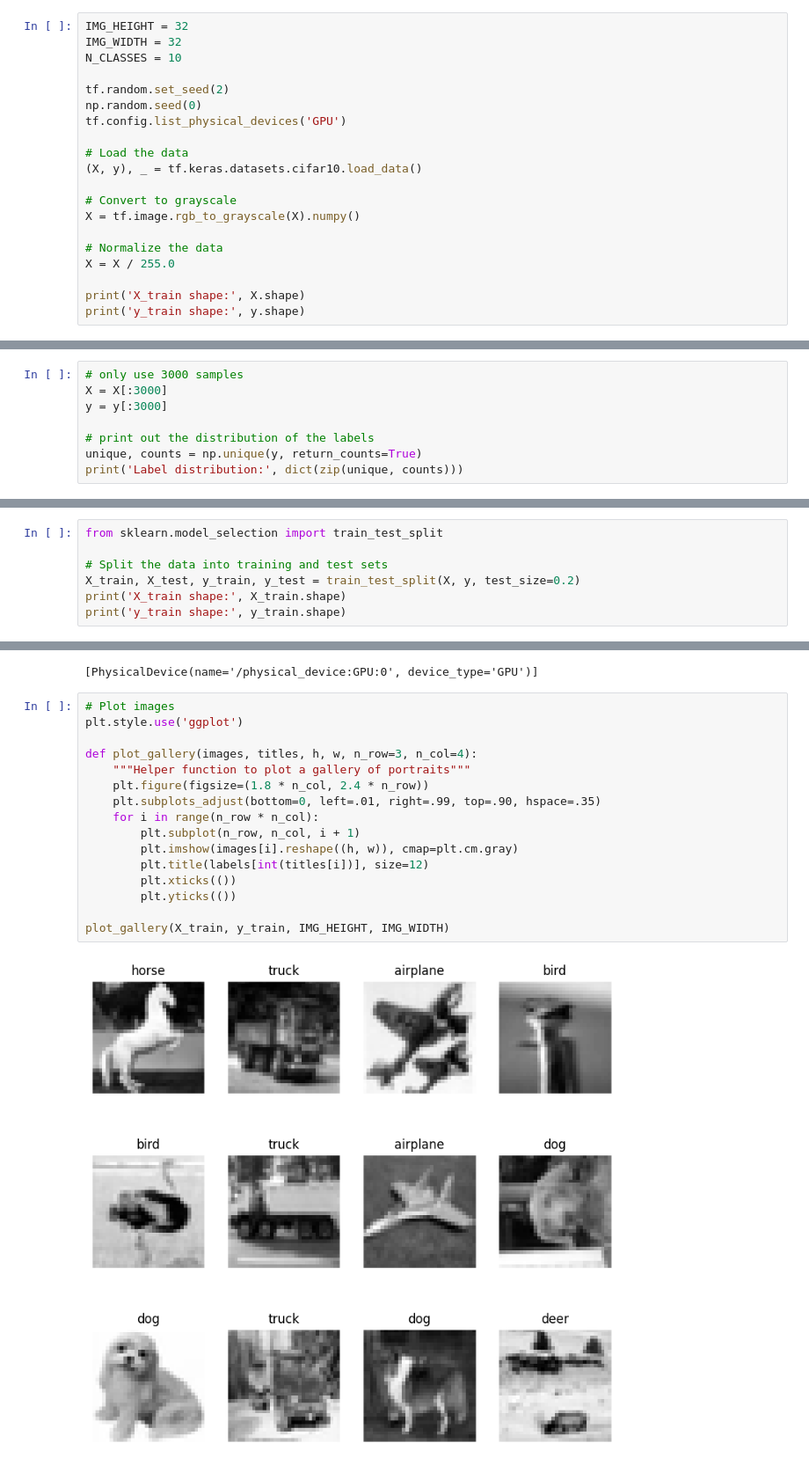
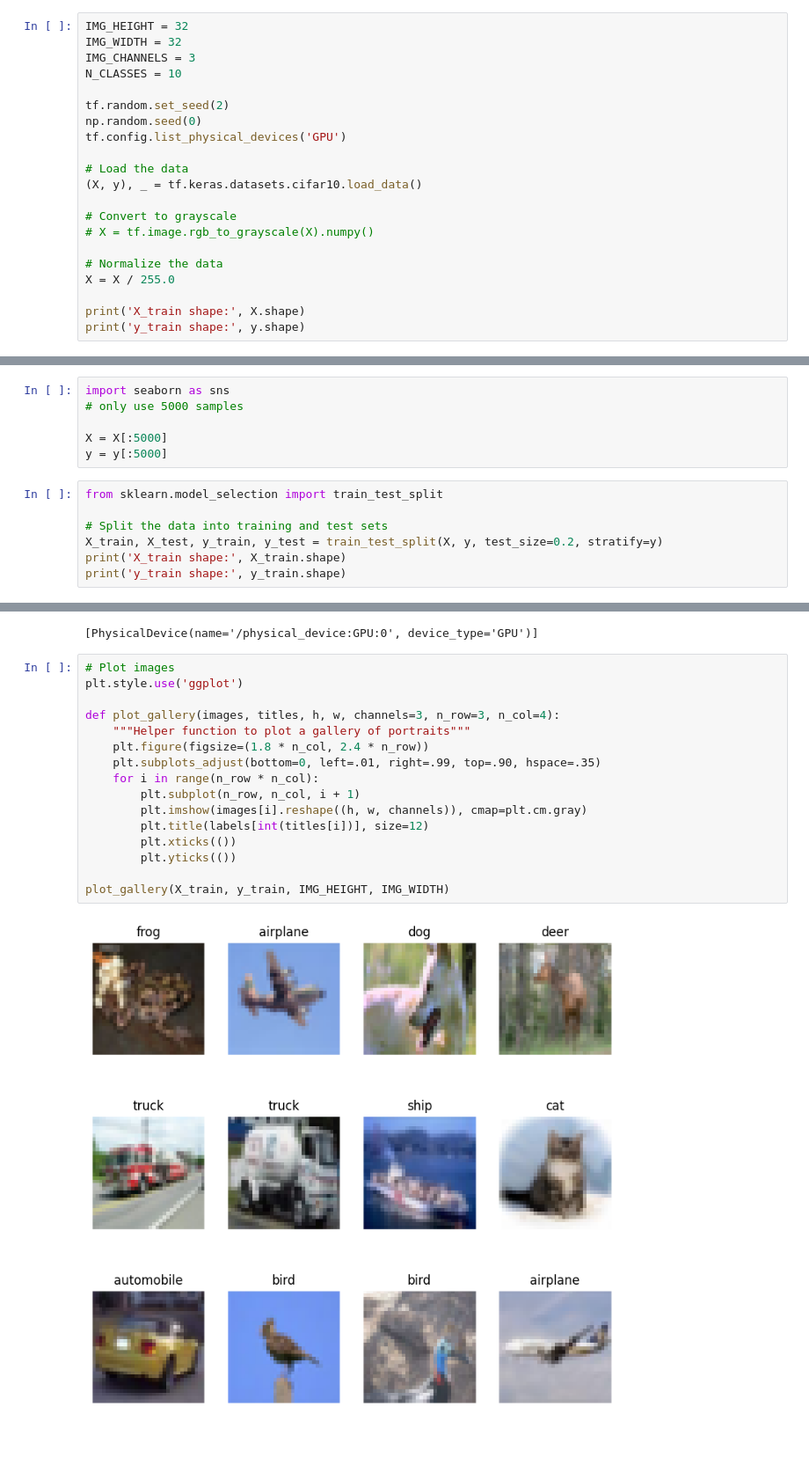
Before and after one commit to wyattsaltzman/ML-F23-Lab6, a Jupyter notebook: lab6.ipynb, the cells around one changed output, grey strips where cells are left out. Shown at 88% size. Drawn from its saved outputs; the diff is of its cells as text; blank space fills up the shorter version.

```diff
--- a/lab6.ipynb
+++ b/lab6.ipynb
@@ -26,6 +26,7 @@ Tensorflow version: 2.13.0
 # %%
 IMG_HEIGHT = 32
 IMG_WIDTH = 32
+IMG_CHANNELS = 3
 N_CLASSES = 10
 
 tf.random.set_seed(2)
@@ -36,7 +37,7 @@ tf.config.list_physical_devices('GPU')
 (X, y), _ = tf.keras.datasets.cifar10.load_data()
 
 # Convert to grayscale
-X = tf.image.rgb_to_grayscale(X).numpy()
+# X = tf.image.rgb_to_grayscale(X).numpy()
 
 # Normalize the data
 X = X / 255.0
@@ -63,11 +64,3 @@ y_train shape: (50000, 1)
 labels = ['airplane', 'automobile', 'bird', 'cat', 'deer', 'dog', 'frog', 'horse', 'ship', 'truck']
 # %% [markdown]
 ## Split the data and justify your choice of validation scheme.
-# %%
-# only use 3000 samples
-X = X[:3000]
-y = y[:3000]
-
-# print out the distribution of the labels
-unique, counts = np.unique(y, return_counts=True)
-print('Label distribution:', dict(zip(unique, counts)))
@@ -76,8 +67,14 @@ Label distribution: {0: 299, 1: 287, 2: 322, 3: 285, 4: 311, 5: 279, 6: 312, 7:
+# %%
+import seaborn as sns
+# only use 5000 samples
+
+X = X[:5000]
+y = y[:5000]
 # %%
 from sklearn.model_selection import train_test_split
 
 # Split the data into training and test sets
-X_train, X_test, y_train, y_test = train_test_split(X, y, test_size=0.2)
+X_train, X_test, y_train, y_test = train_test_split(X, y, test_size=0.2, stratify=y)
 print('X_train shape:', X_train.shape)
 print('y_train shape:', y_train.shape)
 # %% [output]
@@ -90,21 +103,21 @@ tf.config.list_physical_devices('GPU')
 # %%
 # Plot images
 plt.style.use('ggplot')
 
-def plot_gallery(images, titles, h, w, n_row=3, n_col=4):
+def plot_gallery(images, titles, h, w, channels=3, n_row=3, n_col=4):
     """Helper function to plot a gallery of portraits"""
     plt.figure(figsize=(1.8 * n_col, 2.4 * n_row))
     plt.subplots_adjust(bottom=0, left=.01, right=.99, top=.90, hspace=.35)
     for i in range(n_row * n_col):
         plt.subplot(n_row, n_col, i + 1)
-        plt.imshow(images[i].reshape((h, w)), cmap=plt.cm.gray)
+        plt.imshow(images[i].reshape((h, w, channels)), cmap=plt.cm.gray)
         plt.title(labels[int(titles[i])], size=12)
         plt.xticks(())
         plt.yticks(())
 
 plot_gallery(X_train, y_train, IMG_HEIGHT, IMG_WIDTH)
 # %% [output]
-[figure, old version]
+[figure, new version]
 # %%
 import tensorflow.keras as keras
 from tensorflow.keras.models import Sequential
```
Also changed, not shown: parts of 38 cells of this notebook, 1 other file.
